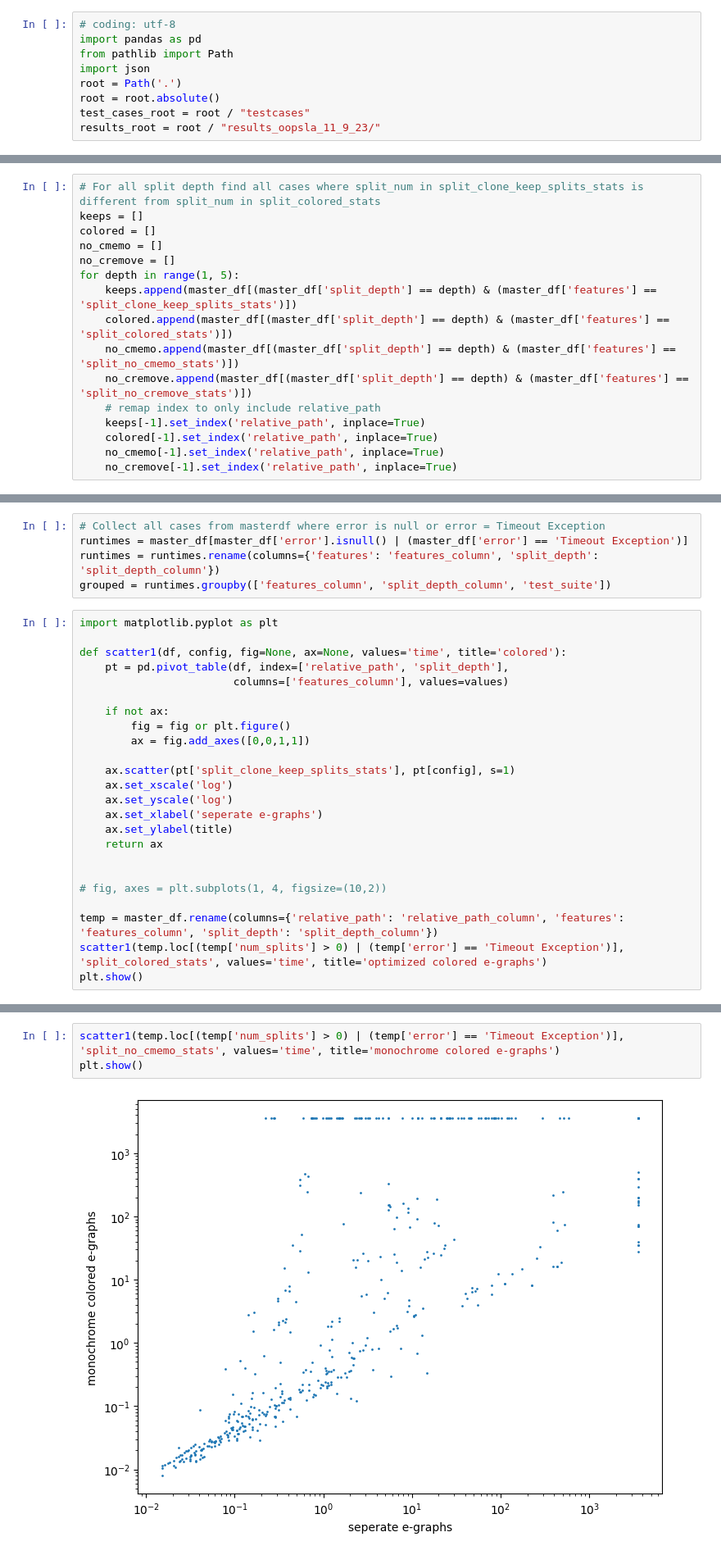
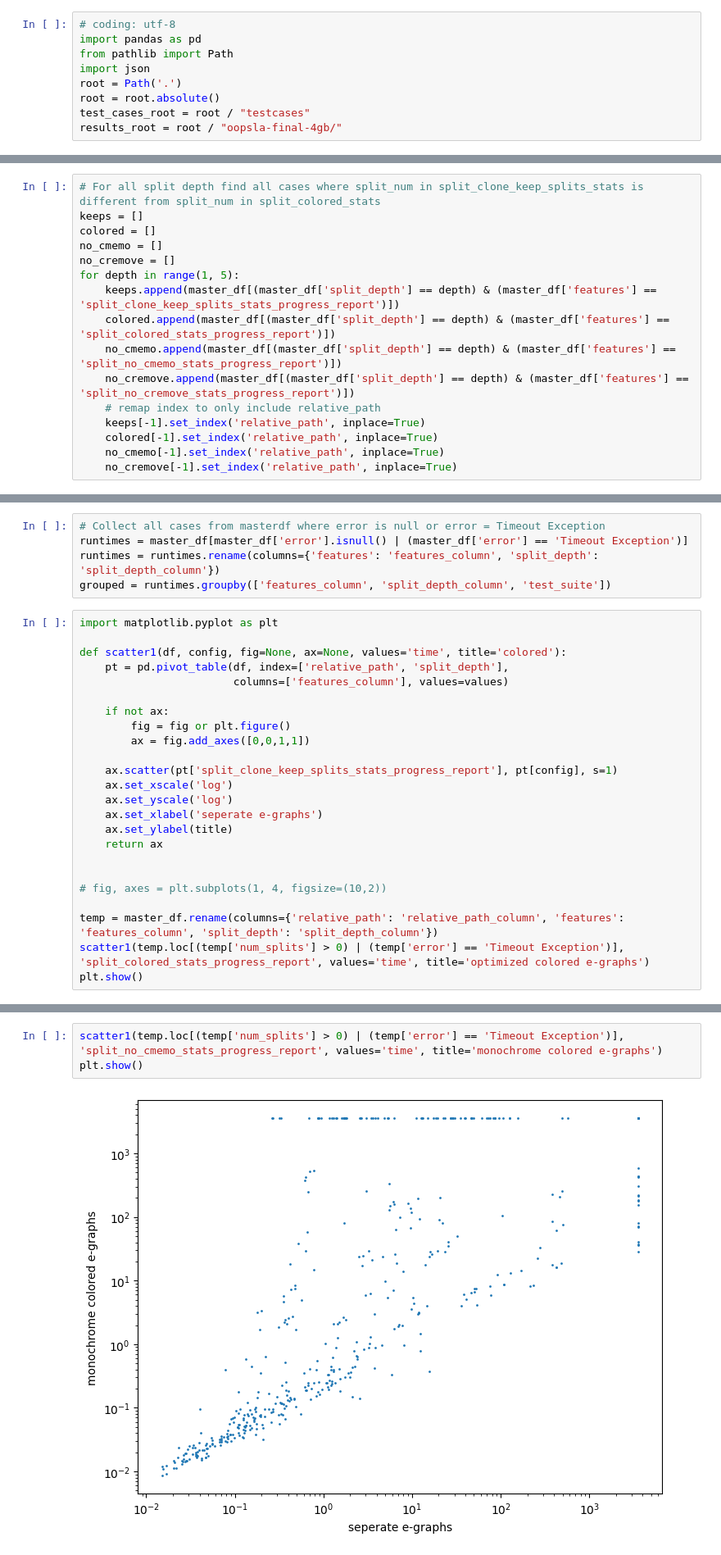
Before and after one commit to eytans/TheSy, a Jupyter notebook: experiments/cvc4_newth_alltogether/process_results.ipynb, the cells around one changed output, grey strips where cells are left out. Shown at 82% size. Cells and saved outputs as stored; diff of their text form.

Commit message:
Updated process results

```diff
--- a/experiments/cvc4_newth_alltogether/process_results.ipynb
+++ b/experiments/cvc4_newth_alltogether/process_results.ipynb
@@ -6,7 +6,7 @@ import json
 root = Path('.')
 root = root.absolute()
 test_cases_root = root / "testcases"
-results_root = root / "results_oopsla_11_9_23/"
+results_root = root / "oopsla-final-4gb/"
 # %%
 print("root: ", root)
 print("test_cases_root: ", test_cases_root)
@@ -195,10 +268,10 @@ colored = []
 no_cmemo = []
 no_cremove = []
 for depth in range(1, 5):
-    keeps.append(master_df[(master_df['split_depth'] == depth) & (master_df['features'] == 'split_clone_keep_splits_stats')])
-    colored.append(master_df[(master_df['split_depth'] == depth) & (master_df['features'] == 'split_colored_stats')])
-    no_cmemo.append(master_df[(master_df['split_depth'] == depth) & (master_df['features'] == 'split_no_cmemo_stats')])
-    no_cremove.append(master_df[(master_df['split_depth'] == depth) & (master_df['features'] == 'split_no_cremove_stats')])
+    keeps.append(master_df[(master_df['split_depth'] == depth) & (master_df['features'] == 'split_clone_keep_splits_stats_progress_report')])
+    colored.append(master_df[(master_df['split_depth'] == depth) & (master_df['features'] == 'split_colored_stats_progress_report')])
+    no_cmemo.append(master_df[(master_df['split_depth'] == depth) & (master_df['features'] == 'split_no_cmemo_stats_progress_report')])
+    no_cremove.append(master_df[(master_df['split_depth'] == depth) & (master_df['features'] == 'split_no_cremove_stats_progress_report')])
     # remap index to only include relative_path
     keeps[-1].set_index('relative_path', inplace=True)
     colored[-1].set_index('relative_path', inplace=True)
@@ -429,7 +508,7 @@ def scatter1(df, config, fig=None, ax=None, values='time', title='colored'):
         fig = fig or plt.figure()
         ax = fig.add_axes([0,0,1,1])
 
-    ax.scatter(pt['split_clone_keep_splits_stats'], pt[config], s=1)
+    ax.scatter(pt['split_clone_keep_splits_stats_progress_report'], pt[config], s=1)
     ax.set_xscale('log')
     ax.set_yscale('log')
     ax.set_xlabel('seperate e-graphs')
@@ -440,6 +519,6 @@ def scatter1(df, config, fig=None, ax=None, values='time', title='colored'):
 # fig, axes = plt.subplots(1, 4, figsize=(10,2))
 
 temp = master_df.rename(columns={'relative_path': 'relative_path_column', 'features': 'features_column', 'split_depth': 'split_depth_column'})
-scatter1(temp.loc[(temp['num_splits'] > 0) | (temp['error'] == 'Timeout Exception')], 'split_colored_stats', values='time', title='optimized colored e-graphs')
+scatter1(temp.loc[(temp['num_splits'] > 0) | (temp['error'] == 'Timeout Exception')], 'split_colored_stats_progress_report', values='time', title='optimized colored e-graphs')
 plt.show()
 # %% [output]
@@ -447,8 +526,8 @@ plt.show()
 # %%
-scatter1(temp.loc[(temp['num_splits'] > 0) | (temp['error'] == 'Timeout Exception')], 'split_no_cmemo_stats', values='time', title='monochrome colored e-graphs')
+scatter1(temp.loc[(temp['num_splits'] > 0) | (temp['error'] == 'Timeout Exception')], 'split_no_cmemo_stats_progress_report', values='time', title='monochrome colored e-graphs')
 plt.show()
 # %% [output]
-[figure, old version]
+[figure, new version]
 # %%
 # Now plot number of extra enodes on y axis and number of colored unions on x axis
 colored_times = []
```
Also changed, not shown: parts of 20 cells of this notebook, 1 other file.
